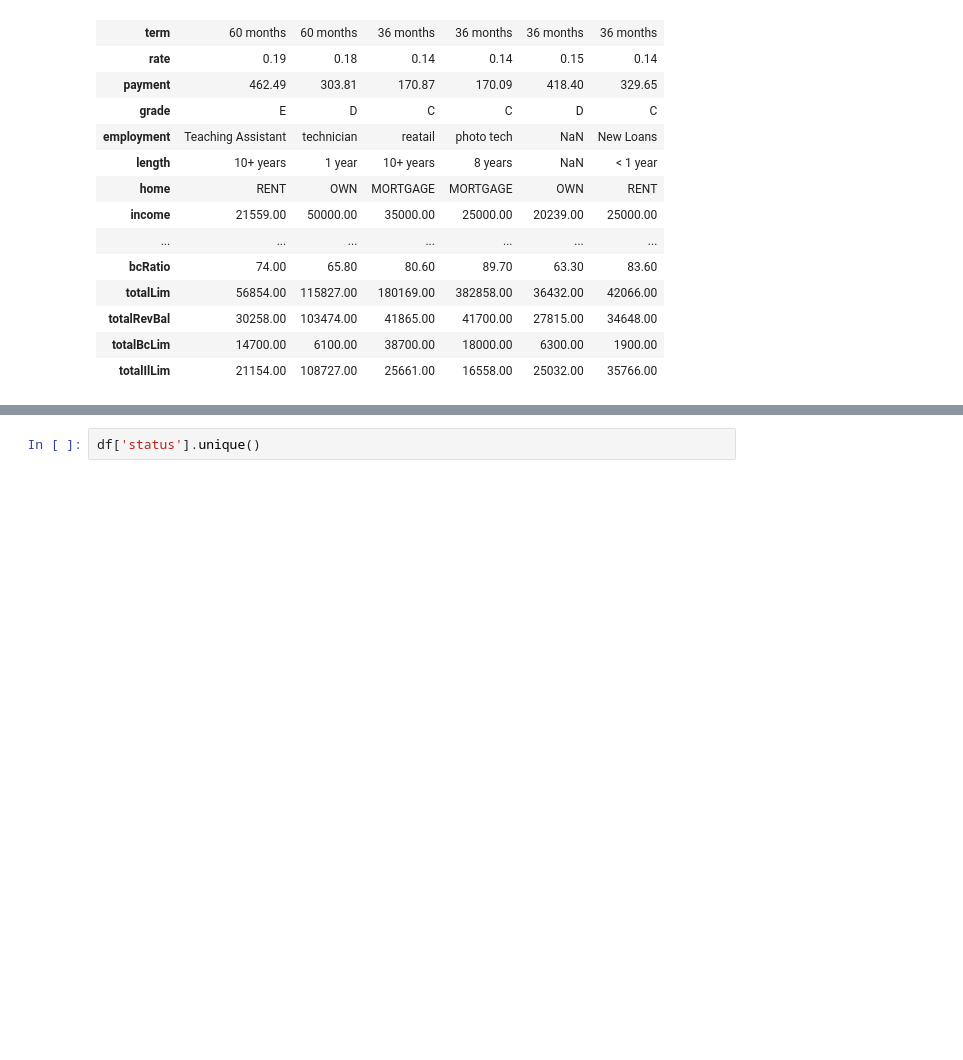
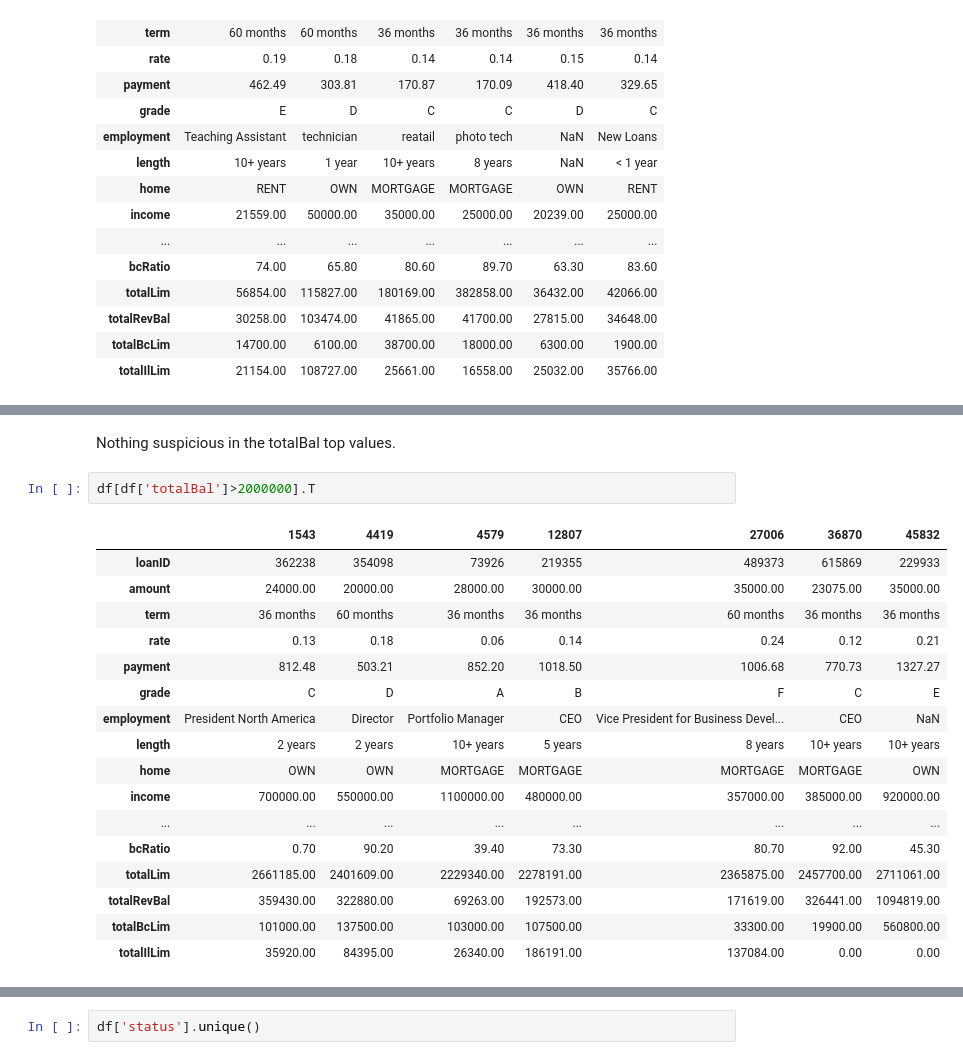
Before and after one commit to marleyberries/Springboard-Main, a Jupyter notebook: Guided_Capstone_2/Loan Default.ipynb, the cells around one changed output, grey strips where cells are left out. Cells and saved outputs as stored; diff of their text form; blank space fills up the shorter version.

```diff
--- a/Guided_Capstone_2/Loan Default.ipynb
+++ b/Guided_Capstone_2/Loan Default.ipynb
@@ -355,0 +391,22 @@ df[df['openAcc']>50].sort_values('openAcc', ascending=False).T
+# %% [markdown]
+Nothing suspicious in the totalBal top values.
+# %%
+df[df['totalBal']>2000000].T
+# %% [output]
+|  | 1543 | 4419 | 4579 | 12807 | 27006 | 36870 | 45832 |
+| loanID | 362238 | 354098 | 73926 | 219355 | 489373 | 615869 | 229933 |
+| amount | 24000.00 | 20000.00 | 28000.00 | 30000.00 | 35000.00 | 23075.00 | 35000.00 |
+| term | 36 months | 60 months | 36 months | 36 months | 60 months | 36 months | 36 months |
+| rate | 0.13 | 0.18 | 0.06 | 0.14 | 0.24 | 0.12 | 0.21 |
+| payment | 812.48 | 503.21 | 852.20 | 1018.50 | 1006.68 | 770.73 | 1327.27 |
+| grade | C | D | A | B | F | C | E |
+| employment | President North America | Director | Portfolio Manager | CEO | Vice President for Business Devel... | CEO | NaN |
+| length | 2 years | 2 years | 10+ years | 5 years | 8 years | 10+ years | 10+ years |
+| home | OWN | OWN | MORTGAGE | MORTGAGE | MORTGAGE | MORTGAGE | OWN |
+| income | 700000.00 | 550000.00 | 1100000.00 | 480000.00 | 357000.00 | 385000.00 | 920000.00 |
+| ... | ... | ... | ... | ... | ... | ... | ... |
+| bcRatio | 0.70 | 90.20 | 39.40 | 73.30 | 80.70 | 92.00 | 45.30 |
+| totalLim | 2661185.00 | 2401609.00 | 2229340.00 | 2278191.00 | 2365875.00 | 2457700.00 | 2711061.00 |
+| totalRevBal | 359430.00 | 322880.00 | 69263.00 | 192573.00 | 171619.00 | 326441.00 | 1094819.00 |
+| totalBcLim | 101000.00 | 137500.00 | 103000.00 | 107500.00 | 33300.00 | 19900.00 | 560800.00 |
+| totalIlLim | 35920.00 | 84395.00 | 26340.00 | 186191.00 | 137084.00 | 0.00 | 0.00 |
```
Also changed, not shown: parts of 17 cells of this notebook.
